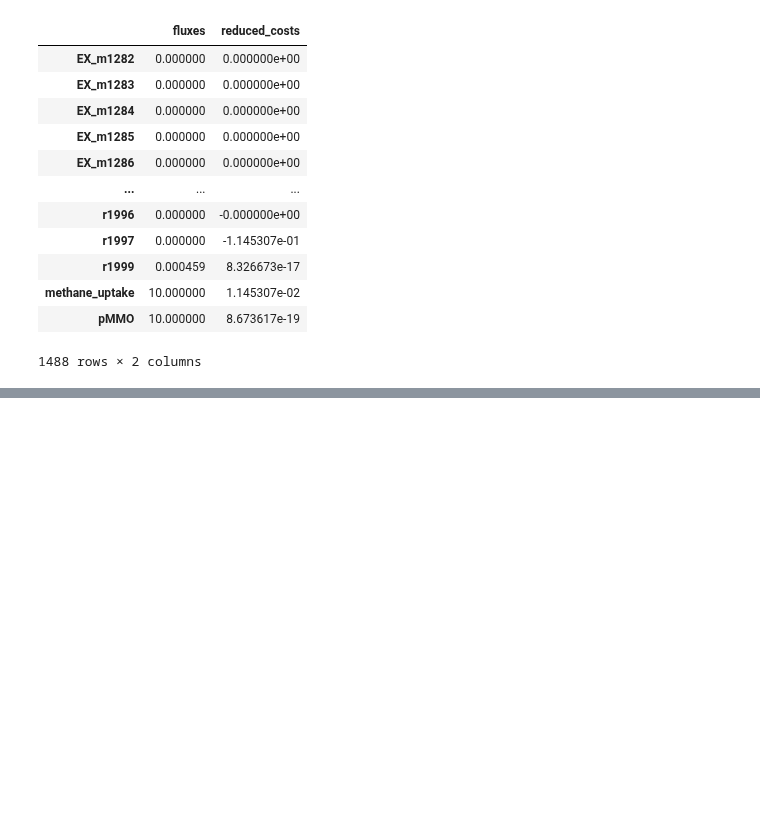
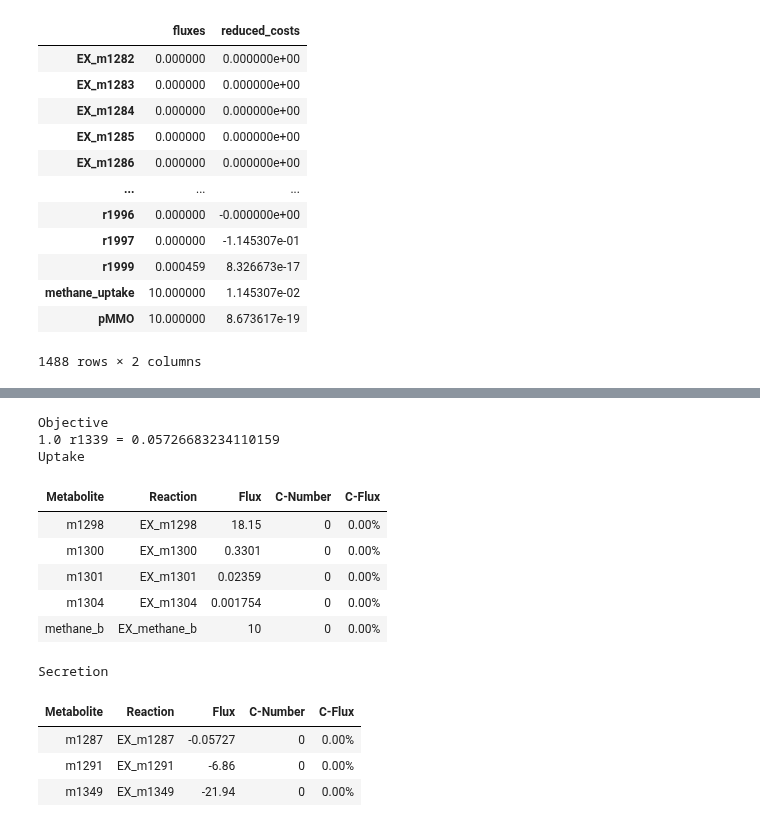
Before and after one commit to Schwebus/DTU_Biobuilders_2021, a Jupyter notebook: GSM_model/iLC915_testing.ipynb, the cells around one changed output, grey strips where cells are left out. Saved outputs shown, nothing was run; the diff lists cells and outputs as text; code cells hidden in the pictures; blank space fills up the shorter version.

Commit message:
Removed redundant codes protein rewritting and few things fixed

```diff
--- a/GSM_model/iLC915_testing.ipynb
+++ b/GSM_model/iLC915_testing.ipynb
@@ -623,0 +681,2 @@ Optimal solution with objective value 0.057
+# %%
+phaffii_genes = cobra.io.read_sbml_model("data/iLC915_pMMO_protein_genes.xml")
@@ -623,0 +702,17 @@ Optimal solution with objective value 0.057
+# %%
+phaffii_genes.summary()
+# %% [output]
+Objective
+1.0 r1339 = 0.05726683234110159
+Uptake
+| Metabolite | Reaction | Flux | C-Number | C-Flux |
+| m1298 | EX_m1298 | 18.15 | 0 | 0.00% |
+| m1300 | EX_m1300 | 0.3301 | 0 | 0.00% |
+| m1301 | EX_m1301 | 0.02359 | 0 | 0.00% |
+| m1304 | EX_m1304 | 0.001754 | 0 | 0.00% |
+| methane_b | EX_methane_b | 10 | 0 | 0.00% |
+Secretion
+| Metabolite | Reaction | Flux | C-Number | C-Flux |
+| m1287 | EX_m1287 | -0.05727 | 0 | 0.00% |
+| m1291 | EX_m1291 | -6.86 | 0 | 0.00% |
+| m1349 | EX_m1349 | -21.94 | 0 | 0.00% |
```
Also changed, not shown: parts of 12 cells of this notebook, 3 other files.
